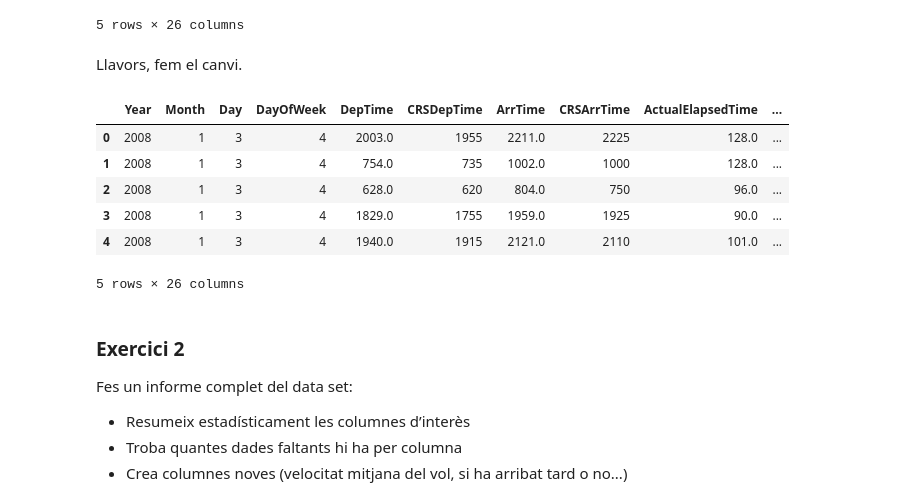
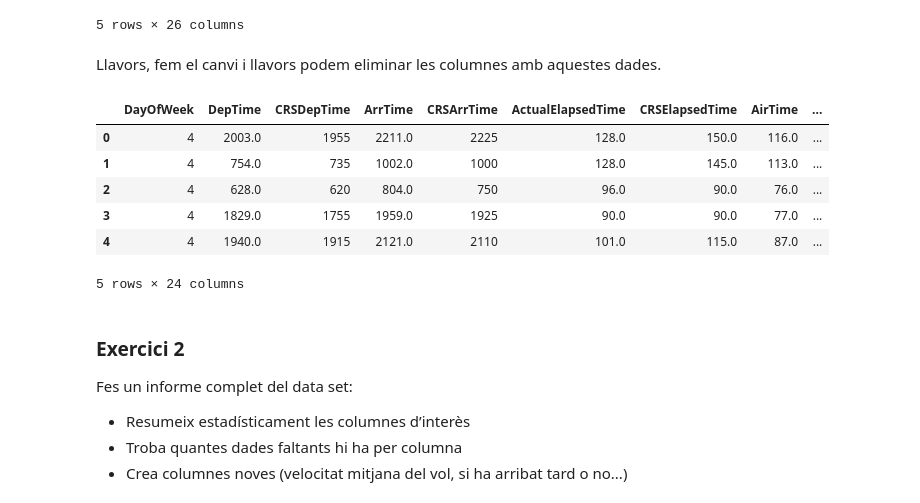
Before and after one commit to davifebdn/estructures_Dataframe, a Jupyter notebook: Data_Science_Sprint_2_T05_Exploració_de_les_dades.ipynb, the cells around one changed output. Drawn from its saved outputs; the diff is of its cells as text; code cells hidden in the pictures.

```diff
--- a/Data_Science_Sprint_2_T05_Exploració_de_les_dades.ipynb
+++ b/Data_Science_Sprint_2_T05_Exploració_de_les_dades.ipynb
@@ -128,18 +128,20 @@ df3.head()
 | 4 | 2008 | 1 | 3 | 4 | 1940.0 | 1915 | 2121.0 | 2110 | 101.0 | ... |
 5 rows × 26 columns
 # %% [markdown]
-Llavors, fem el canvi.
+Llavors, fem el canvi i llavors podem eliminar les columnes amb aquestes dades.
 # %%
-pd.to_datetime(df3[["Year", "Month", "Day"]])
-df3.head()
+df3['Date'] = pd.to_datetime(df3[["Year", "Month", "Day"]])
+df4 = df3.drop(columns=['Year', 'Month', 'Day'])
+
+df4.head()
 # %% [output]
-|  | Year | Month | Day | DayOfWeek | DepTime | CRSDepTime | ArrTime | CRSArrTime | ActualElapsedTime | ... |
-| 0 | 2008 | 1 | 3 | 4 | 2003.0 | 1955 | 2211.0 | 2225 | 128.0 | ... |
-| 1 | 2008 | 1 | 3 | 4 | 754.0 | 735 | 1002.0 | 1000 | 128.0 | ... |
-| 2 | 2008 | 1 | 3 | 4 | 628.0 | 620 | 804.0 | 750 | 96.0 | ... |
-| 3 | 2008 | 1 | 3 | 4 | 1829.0 | 1755 | 1959.0 | 1925 | 90.0 | ... |
-| 4 | 2008 | 1 | 3 | 4 | 1940.0 | 1915 | 2121.0 | 2110 | 101.0 | ... |
+|  | DayOfWeek | DepTime | CRSDepTime | ArrTime | CRSArrTime | ActualElapsedTime | CRSElapsedTime | AirTime | ... |
+| 0 | 4 | 2003.0 | 1955 | 2211.0 | 2225 | 128.0 | 150.0 | 116.0 | ... |
+| 1 | 4 | 754.0 | 735 | 1002.0 | 1000 | 128.0 | 145.0 | 113.0 | ... |
+| 2 | 4 | 628.0 | 620 | 804.0 | 750 | 96.0 | 90.0 | 76.0 | ... |
+| 3 | 4 | 1829.0 | 1755 | 1959.0 | 1925 | 90.0 | 90.0 | 77.0 | ... |
+| 4 | 4 | 1940.0 | 1915 | 2121.0 | 2110 | 101.0 | 115.0 | 87.0 | ... |
-5 rows × 26 columns
+5 rows × 24 columns
 # %% [markdown]
 ### Exercici 2
 
```
